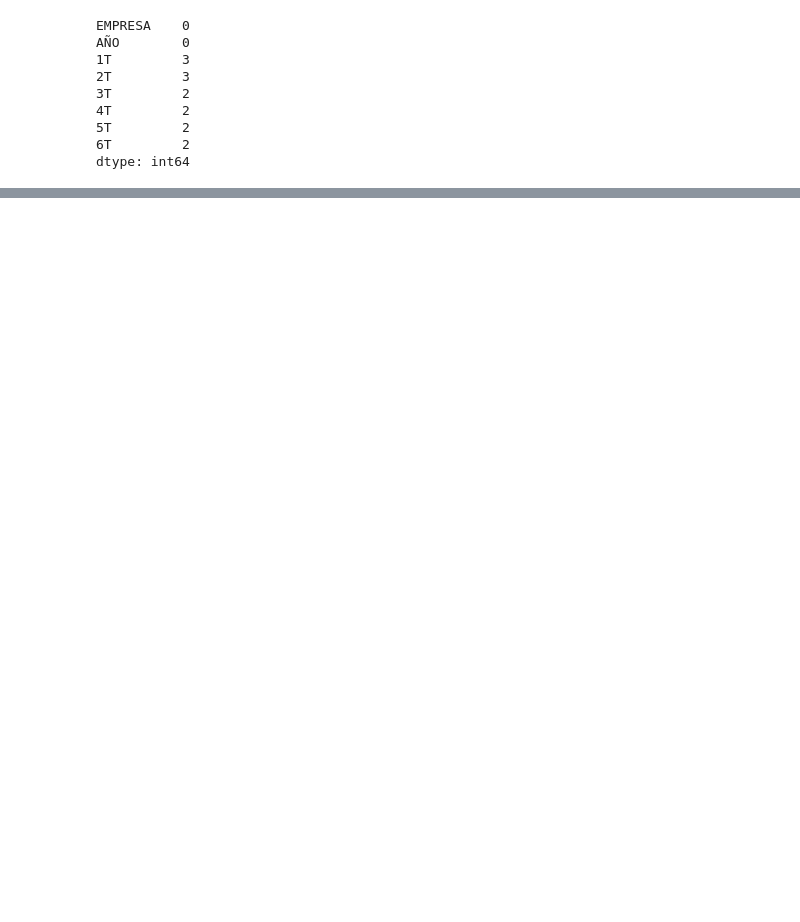
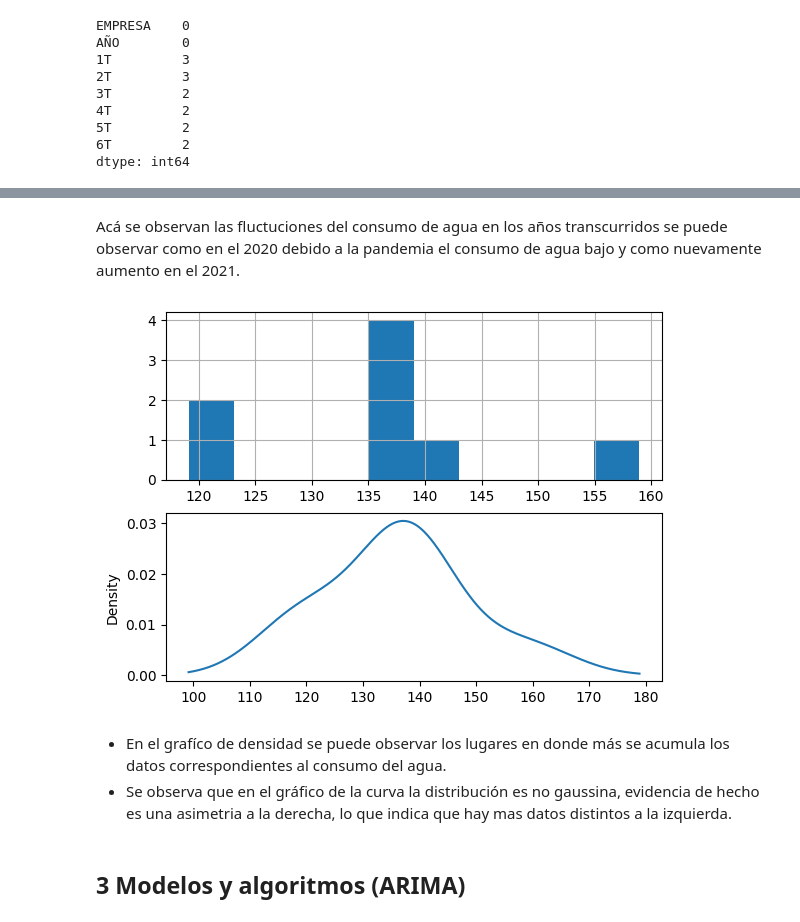
Before and after one commit to 1012357482/ConsumoAguaSeriesTemporales, a Jupyter notebook: ConsumoAguaSeriesTemporales.ipynb, the cells around one changed output, grey strips where cells are left out. Saved outputs shown, nothing was run; the diff lists cells and outputs as text; code cells hidden in the pictures; blank space fills up the shorter version.

```diff
--- a/ConsumoAguaSeriesTemporales.ipynb
+++ b/ConsumoAguaSeriesTemporales.ipynb
@@ -404,0 +419,18 @@ df_bogota
+# %% [markdown]
+Acá se observan las fluctuciones del consumo de agua en los años transcurridos se puede observar como en el 2020 debido a la pandemia el consumo de agua bajo y como nuevamente aumento en el 2021.
+# %%
+plt.figure(1)
+plt.subplot(211)
+df_promedio_anual.hist()
+plt.subplot(212)
+df_promedio_anual.plot(kind='kde')
+plt.show()
+# %% [output]
+[figure, added]
+# %% [markdown]
+
+
+*   En el grafíco de densidad se puede observar los lugares en donde más se acumula los datos correspondientes al consumo del agua.
+*  Se observa que en el gráfico de la curva la distribución es no gaussina, evidencia de hecho es una asimetria a la derecha, lo que indica que hay mas datos distintos a la izquierda.
+# %% [markdown]
+## 3 Modelos y algoritmos (ARIMA) <a name="id3">
```
Also changed, not shown: parts of 63 cells of this notebook.
